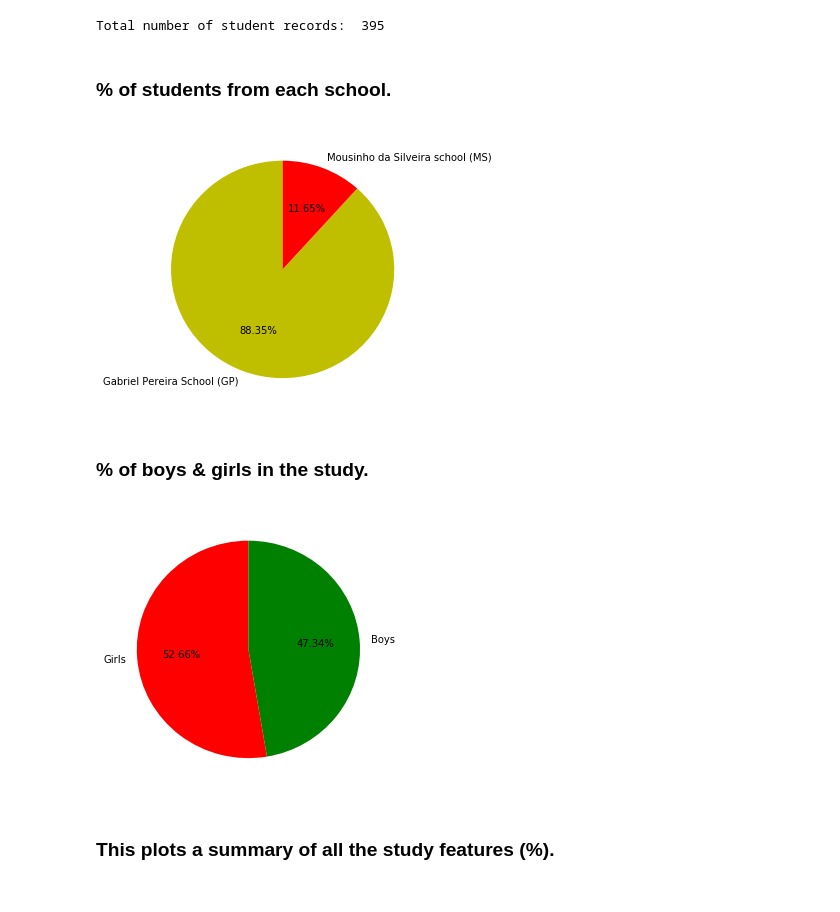
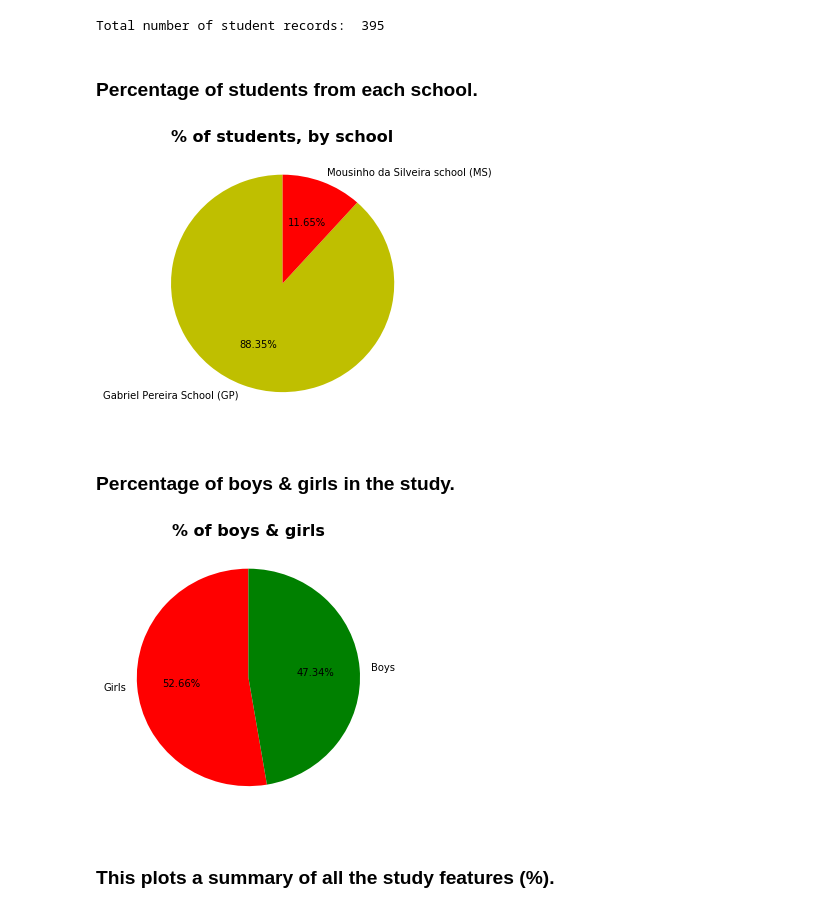
Before and after one commit to jakehoward/project-x, a Jupyter notebook: student_data_final.ipynb, the cells around one changed output. Cells and saved outputs as stored; diff of their text form; code cells hidden in the pictures.

```diff
--- a/student_data_final.ipynb
+++ b/student_data_final.ipynb
@@ -62,33 +62,32 @@ print("Total number of student records: ", num_total)
 # %% [output]
 Total number of student records:  395
 # %% [markdown]
-### % of students from each school.
+### Percentage of students from each school.
 # %%
 #total students
 num_total = len(df)
 
 #Number of GP students
 num_gp = df["school"].value_counts()["GP"]
 
 #Number of MS students
 num_ms = df["school"].value_counts()["MS"]
 
-#define pie chart values
+#define pie chart values, labels & colors and plot pie chart.
 school_figs = [num_gp, num_ms]
 school_name = ["Gabriel Pereira School (GP)", "Mousinho da Silveira school (MS)"]
-
-#set pie chart colors
 colors = ["y", "r"]
+plt.title("% of students, by school", fontweight="bold", size=16)
 plt.pie(school_figs, labels=school_name, colors=colors, startangle=90, autopct="%.2f%%")
 
 #change the size of the pie chart.
 fig = plt.gcf()
 fig.set_size_inches(5, 5)
 plt.show()
 # %% [output]
-[figure, old version]
+[figure, new version]
 # %% [markdown]
-### % of boys & girls in the study.
+### Percentage of boys & girls in the study.
 # %%
 num_total = len(df)
 
@@ -98,12 +97,11 @@ girls = df["sex"].value_counts()["F"]
 #Number of boys in the study
 boys = df["sex"].value_counts()["M"]
 
-#define pie chart values
+#define pie chart values, labels & colors & plot pie chart
 numbers = [girls, boys]
 name = ["Girls", "Boys"]
-
-#set pie chart colors
 colors = ["r", "g"]
+plt.title("% of boys & girls", fontweight="bold", size=16)
 plt.pie(numbers, labels=name, colors=colors, startangle=90, autopct="%.2f%%")
 
 #change the size of the pie chart.
@@ -111,7 +109,7 @@ fig = plt.gcf()
 fig.set_size_inches(5, 5)
 plt.show()
 # %% [output]
-[figure, old version]
+[figure, new version]
 # %% [markdown]
 ### This plots a summary of all the study features (%).
 # %%
```
Also changed, not shown: parts of 12 cells of this notebook.
